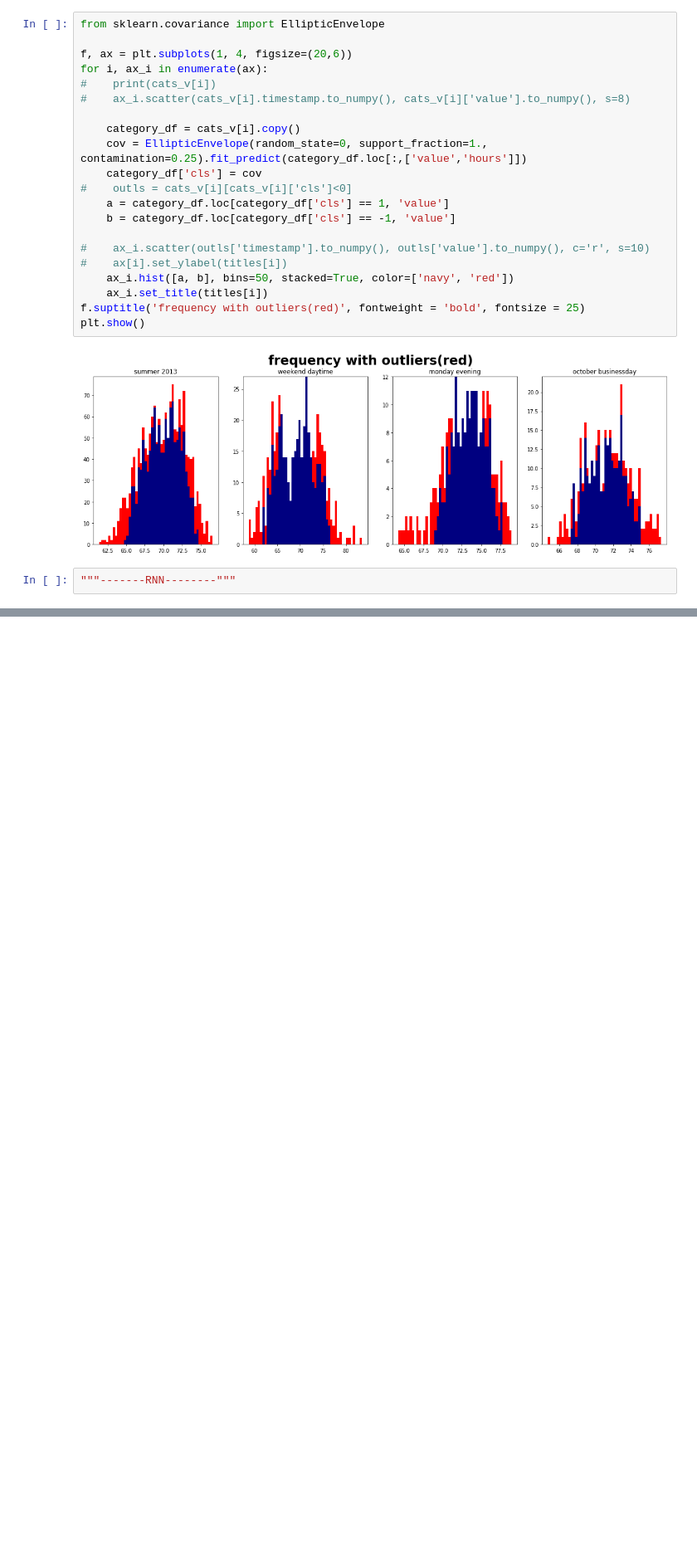
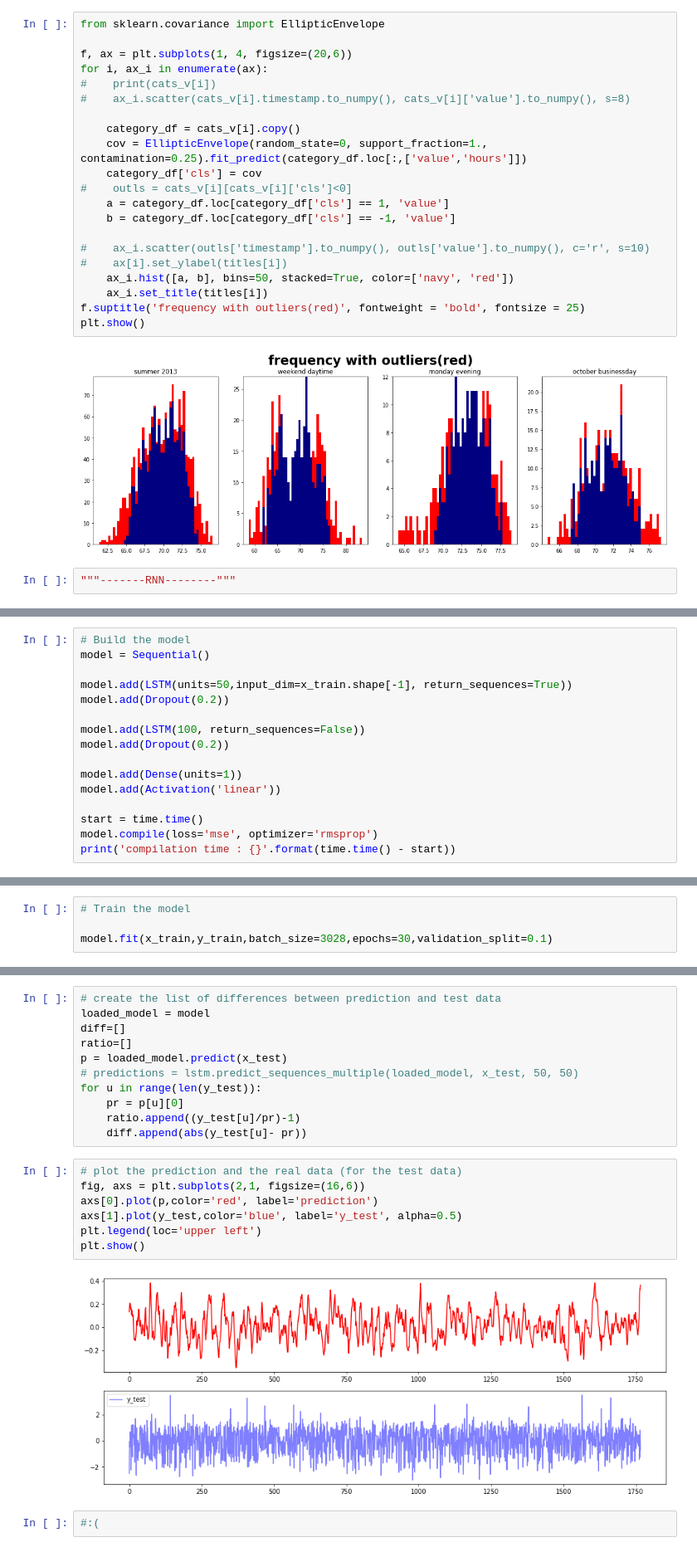
Before and after one commit to leafy-dandelion/2021-knu-tsad, a Jupyter notebook: Liubyma.ipynb, the cells around one changed output, grey strips where cells are left out. Shown at 83% size. Saved outputs shown, nothing was run; the diff lists cells and outputs as text; blank space fills up the shorter version.

Commit message:
RNN-started

```diff
--- a/Liubyma.ipynb
+++ b/Liubyma.ipynb
@@ -657,0 +732,16 @@ plt.show()
+# %%
+# Build the model
+model = Sequential()
+
+model.add(LSTM(units=50,input_dim=x_train.shape[-1], return_sequences=True))
+model.add(Dropout(0.2))
+
+model.add(LSTM(100, return_sequences=False))
+model.add(Dropout(0.2))
+
+model.add(Dense(units=1))
+model.add(Activation('linear'))
+
+start = time.time()
+model.compile(loss='mse', optimizer='rmsprop')
+print('compilation time : {}'.format(time.time() - start))
@@ -657,0 +750,4 @@ plt.show()
+# %%
+# Train the model
+
+model.fit(x_train,y_train,batch_size=3028,epochs=30,validation_split=0.1)
@@ -657,0 +773,22 @@ plt.show()
+# %%
+# create the list of differences between prediction and test data
+loaded_model = model
+diff=[]
+ratio=[]
+p = loaded_model.predict(x_test)
+# predictions = lstm.predict_sequences_multiple(loaded_model, x_test, 50, 50)
+for u in range(len(y_test)):
+    pr = p[u][0]
+    ratio.append((y_test[u]/pr)-1)
+    diff.append(abs(y_test[u]- pr))
+# %%
+# plot the prediction and the real data (for the test data)
+fig, axs = plt.subplots(2,1, figsize=(16,6))
+axs[0].plot(p,color='red', label='prediction')
+axs[1].plot(y_test,color='blue', label='y_test', alpha=0.5)
+plt.legend(loc='upper left')
+plt.show()
+# %% [output]
+[figure, added]
+# %%
+#:(
```
Also changed, not shown: parts of 8 cells of this notebook.
